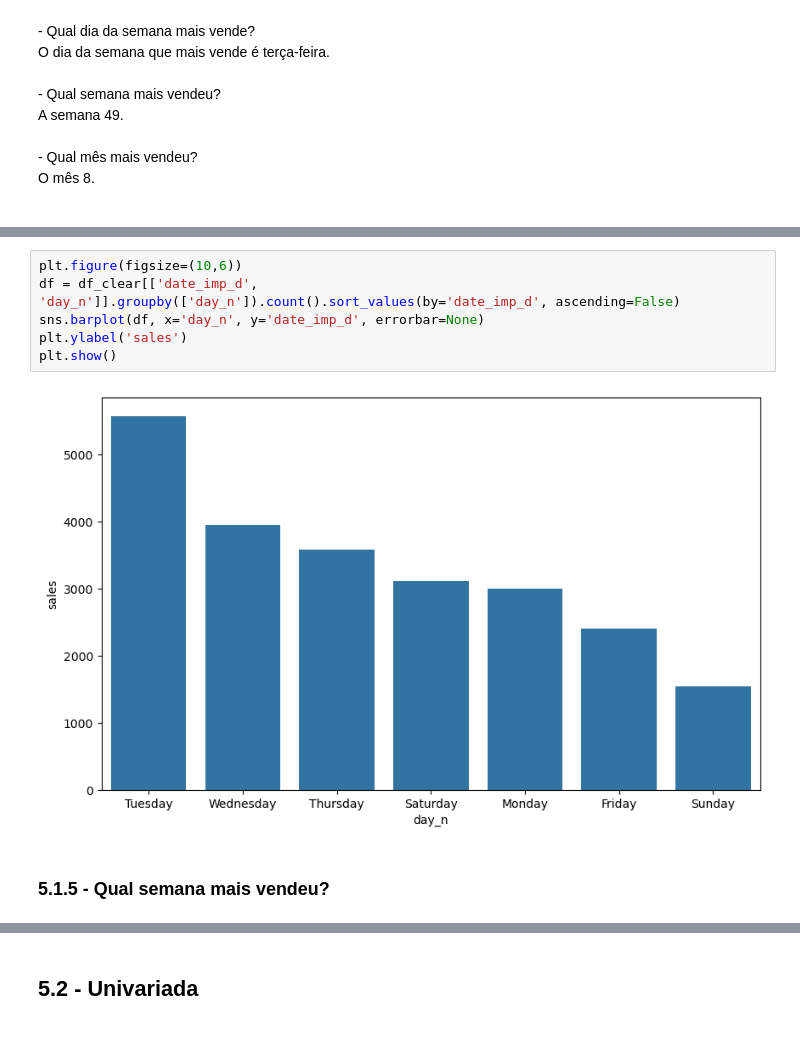
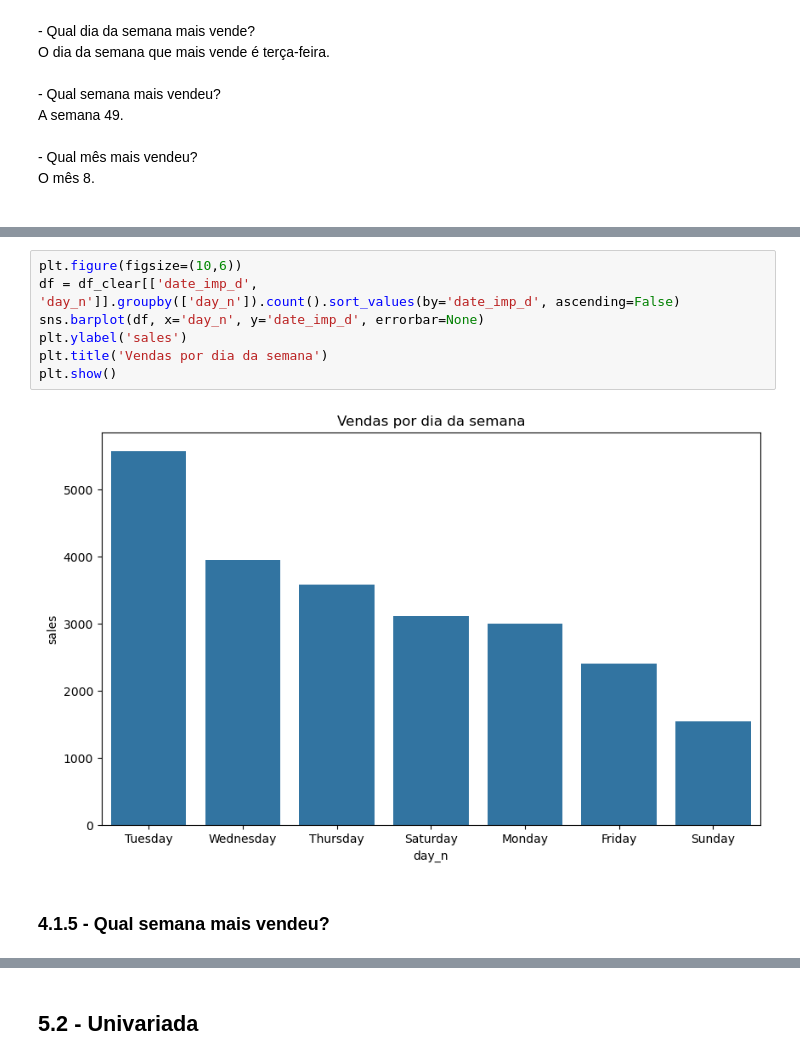
Before and after one commit to luc457x/CDS-ElasticidadeDePreco, a Jupyter notebook: notebook.ipynb, the cells around one changed output, grey strips where cells are left out. Saved outputs shown, nothing was run; the diff lists cells and outputs as text.

```diff
--- a/notebook.ipynb
+++ b/notebook.ipynb
@@ -289,13 +285,14 @@ plt.show()
 # %%
 plt.figure(figsize=(10,6))
 df = df_clear[['date_imp_d', 'day_n']].groupby(['day_n']).count().sort_values(by='date_imp_d', ascending=False)
 sns.barplot(df, x='day_n', y='date_imp_d', errorbar=None)
 plt.ylabel('sales')
+plt.title('Vendas por dia da semana')
 plt.show()
 # %% [output]
-[figure, old version]
+[figure, new version]
 # %% [markdown]
-### 5.1.5 - Qual semana mais vendeu?
+### 4.1.5 - Qual semana mais vendeu?
 # %%
 plt.figure(figsize=(10,6))
 df = df_clear[['date_imp_d', 'week_number']].groupby(['week_number']).count().sort_values(by='date_imp_d', ascending=False)
```
Also changed, not shown: parts of 21 cells of this notebook.
